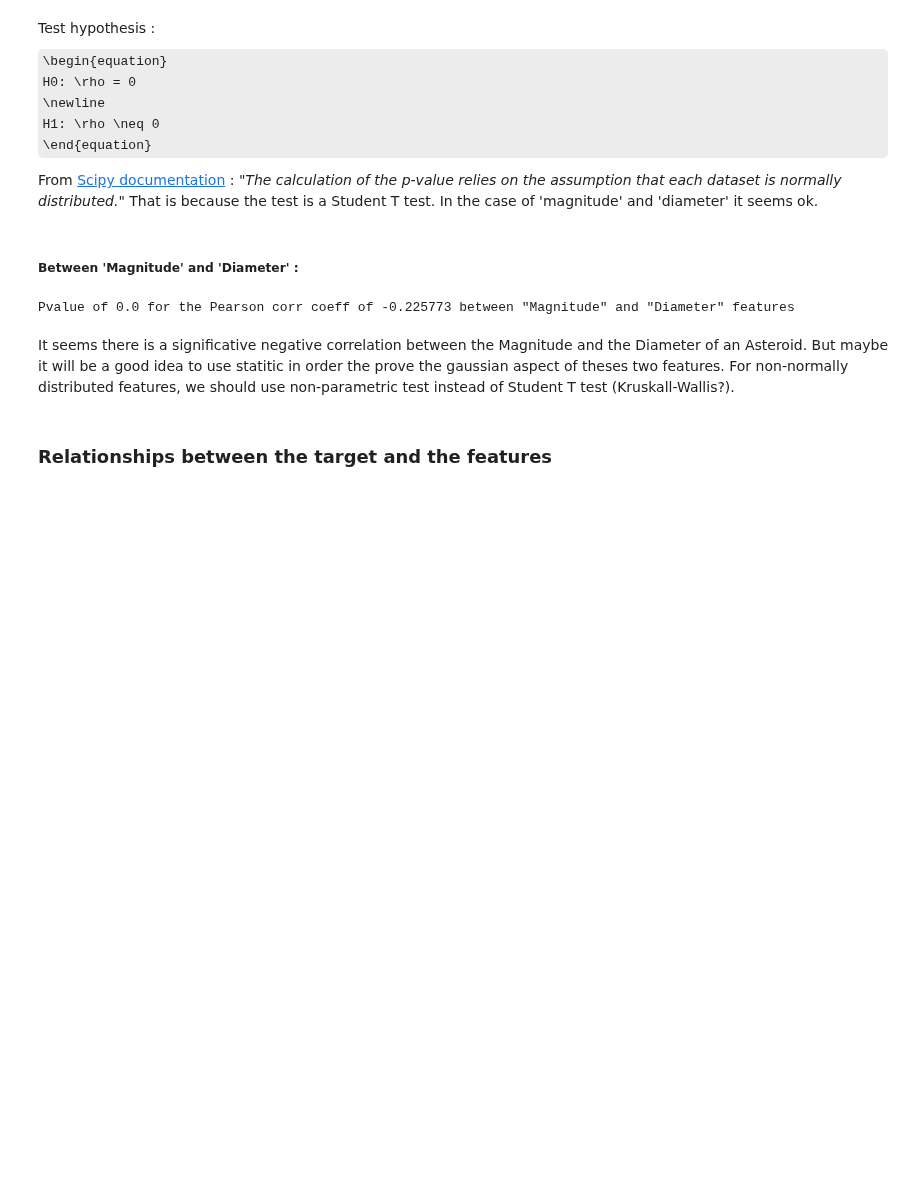
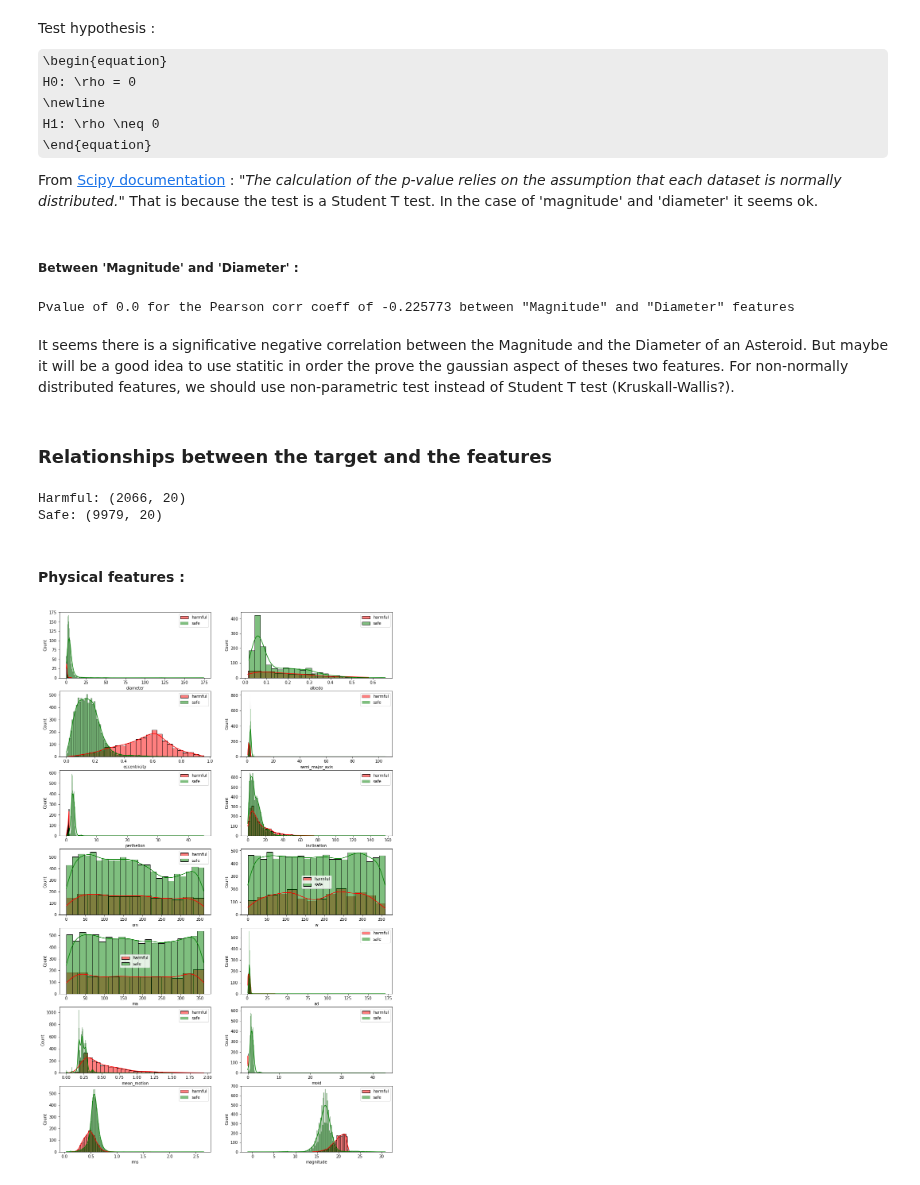
Before and after one commit to AnthonyJaquaniello/Machine_Learning, a Jupyter notebook: src/Asteroid.ipynb, the cells around one changed output. Drawn from its saved outputs; the diff is of its cells as text; code cells hidden in the pictures; some formulas as TeX source; blank space fills up the shorter version.

```diff
--- a/src/Asteroid.ipynb
+++ b/src/Asteroid.ipynb
@@ -264,3 +264,28 @@ It seems there is a significative negative correlation between the Magnitude and
 </br>For non-normally distributed features, we should use non-parametric test instead of Student T test (Kruskall-Wallis?).
 # %% [markdown]
 <h3>Relationships between the target and the features</h3>
+# %%
+harmful = asteroid.iloc[:, :][asteroid.pha == 'Y']
+safe = asteroid_sample.iloc[:, :][asteroid.pha == 'N']
+
+print(f"Harmful: {harmful.shape}")
+print(f"Safe: {safe.shape}")
+# %% [output]
+Harmful: (2066, 20)
+Safe: (9979, 20)
+# %% [markdown]
+<h4>Physical features :</h4>
+# %%
+pos = 1
+figure = plt.figure(figsize=(15, 25))
+
+for i in range(1, 8): #7rows
+    for j in range(1, 3): #2rows
+        ax = figure.add_subplot(7, 2, pos)
+        sns.histplot(ax=ax, data=harmful[quanti_features[pos-1]], kde=True, color='r', label='harmful')
+        sns.histplot(ax=ax, data=safe[quanti_features[pos-1]], kde=True, color='g', label='safe')
+        plt.legend()
+
+        pos += 1
+# %% [output]
+[figure, added]
```
Also changed, not shown: parts of 8 cells of this notebook.
